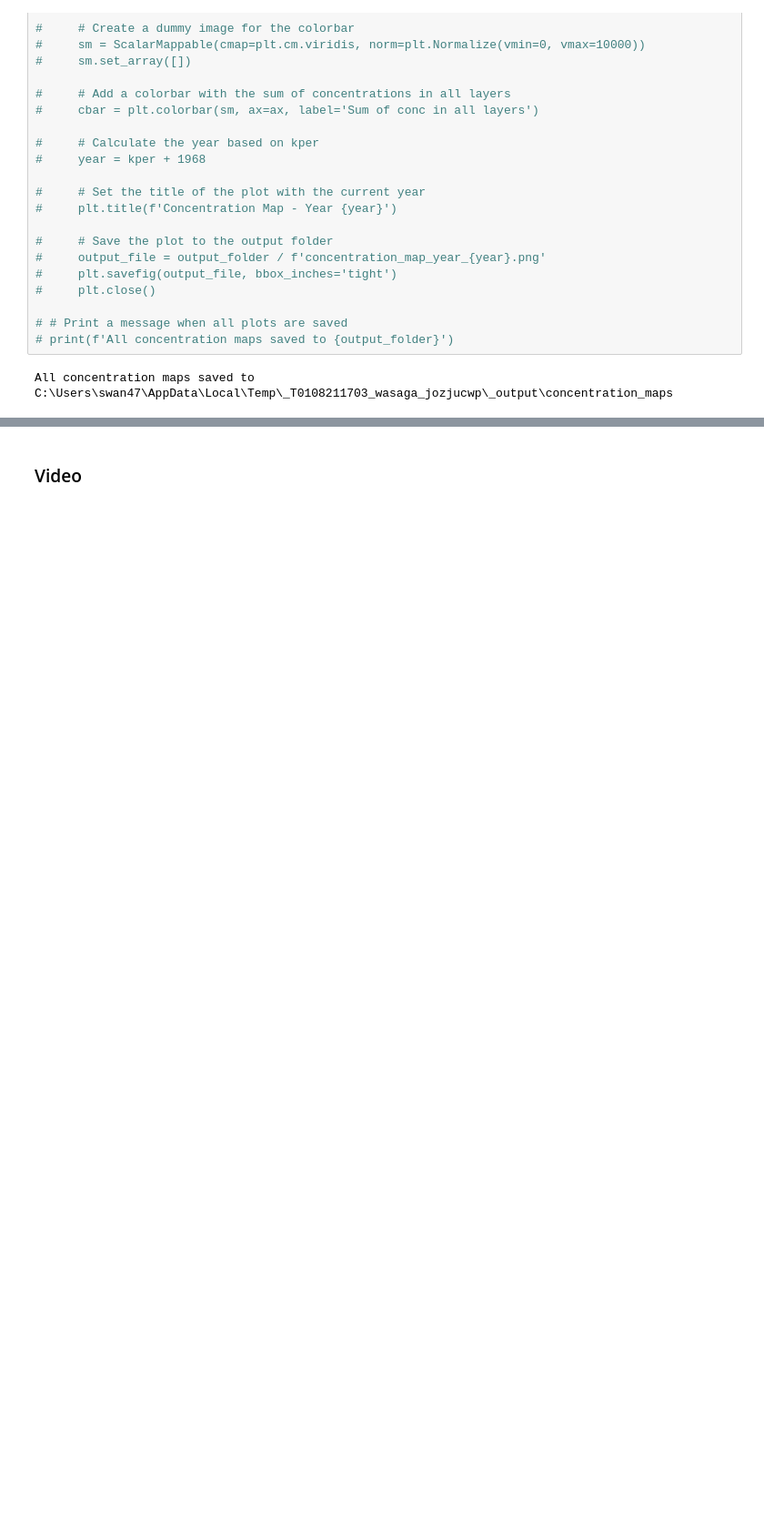
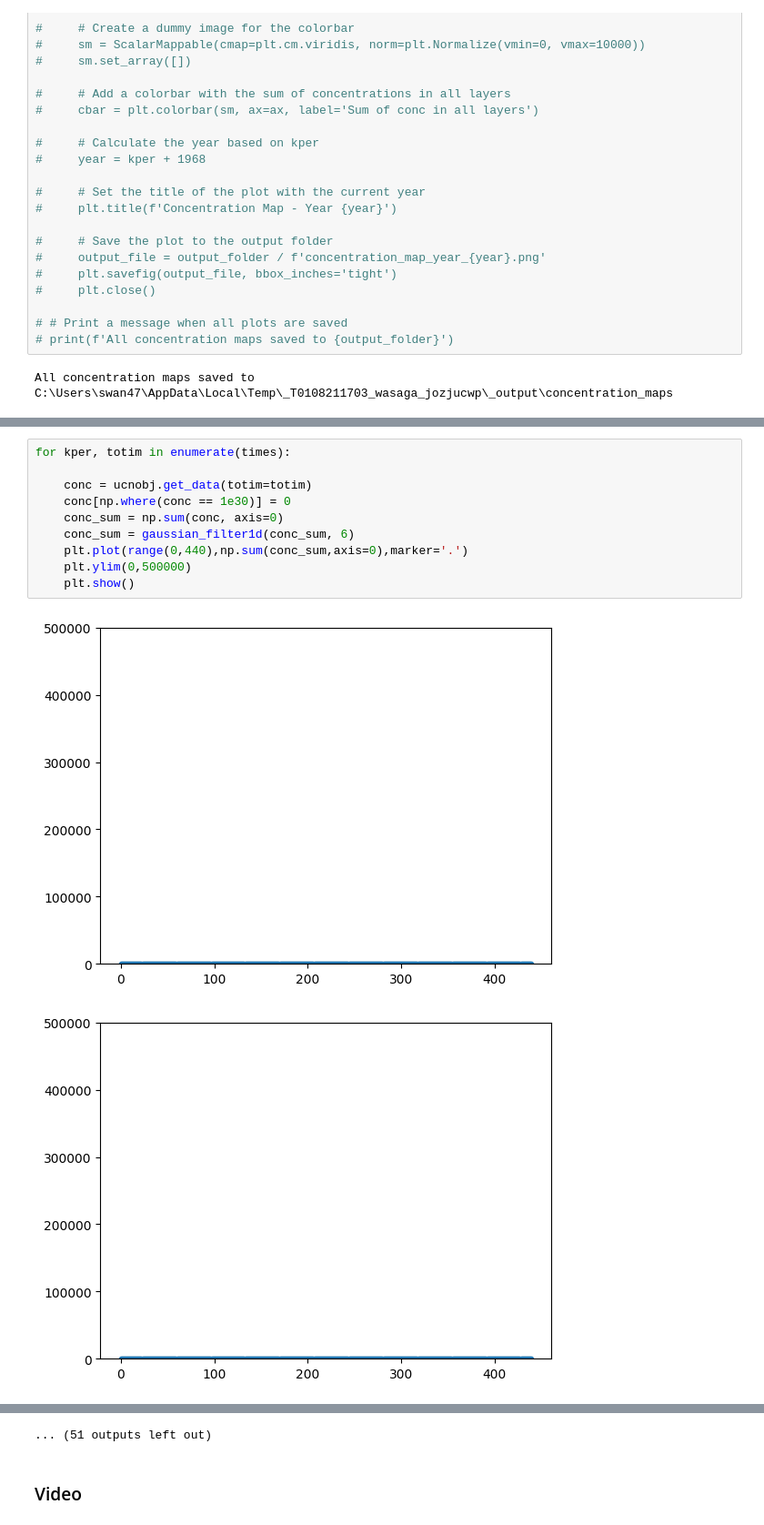
Before and after one commit to Shuyang-Wang/wasaga_model, a Jupyter notebook: wasaga_3d/plot_wasaga_3d.ipynb, the cells around one changed output, grey strips where cells are left out. Shown at 91% size. Cells and saved outputs as stored; diff of their text form; blank space fills up the shorter version.

```diff
--- a/wasaga_3d/plot_wasaga_3d.ipynb
+++ b/wasaga_3d/plot_wasaga_3d.ipynb
@@ -851,0 +923,13 @@ All concentration maps saved to D:\_T0110015920_wasaga_\_output\concentration_ma
+# %%
+for kper, totim in enumerate(times):
+
+    conc = ucnobj.get_data(totim=totim)
+    conc[np.where(conc == 1e30)] = 0
+    conc_sum = np.sum(conc, axis=0)
+    conc_sum = gaussian_filter1d(conc_sum, 6)
+    plt.plot(range(0,440),np.sum(conc_sum,axis=0),marker='.')
+    plt.ylim(0,500000)
+    plt.show()
+# %% [output]
+[figure, added]
+[figure, added]
@@ -852,3 +946,4 @@ All concentration maps saved to D:\_T0110015920_wasaga_\_output\concentration_ma
+... (51 outputs left out)
 # %% [markdown]
 ### Video
 # %%
```
Also changed, not shown: parts of 7 cells of this notebook.
